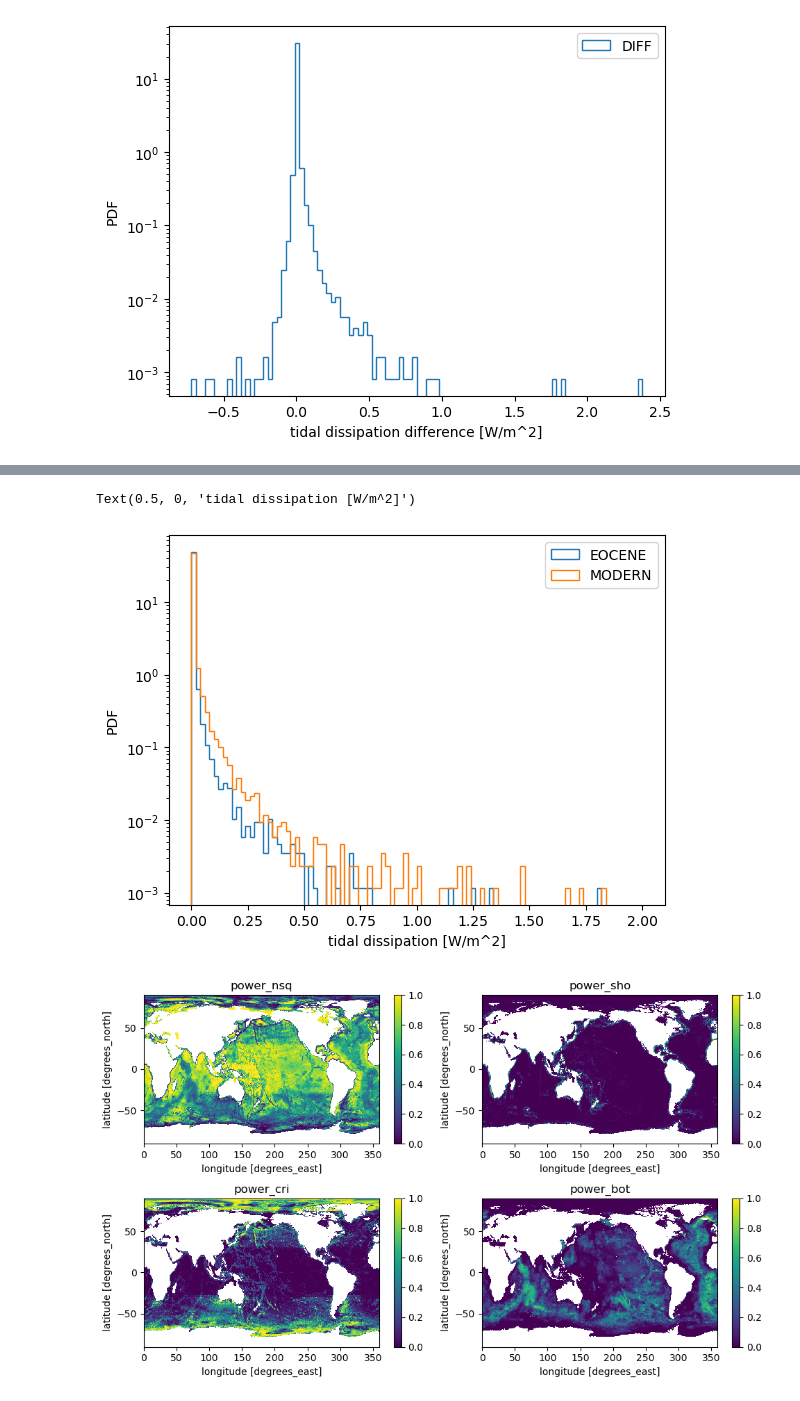
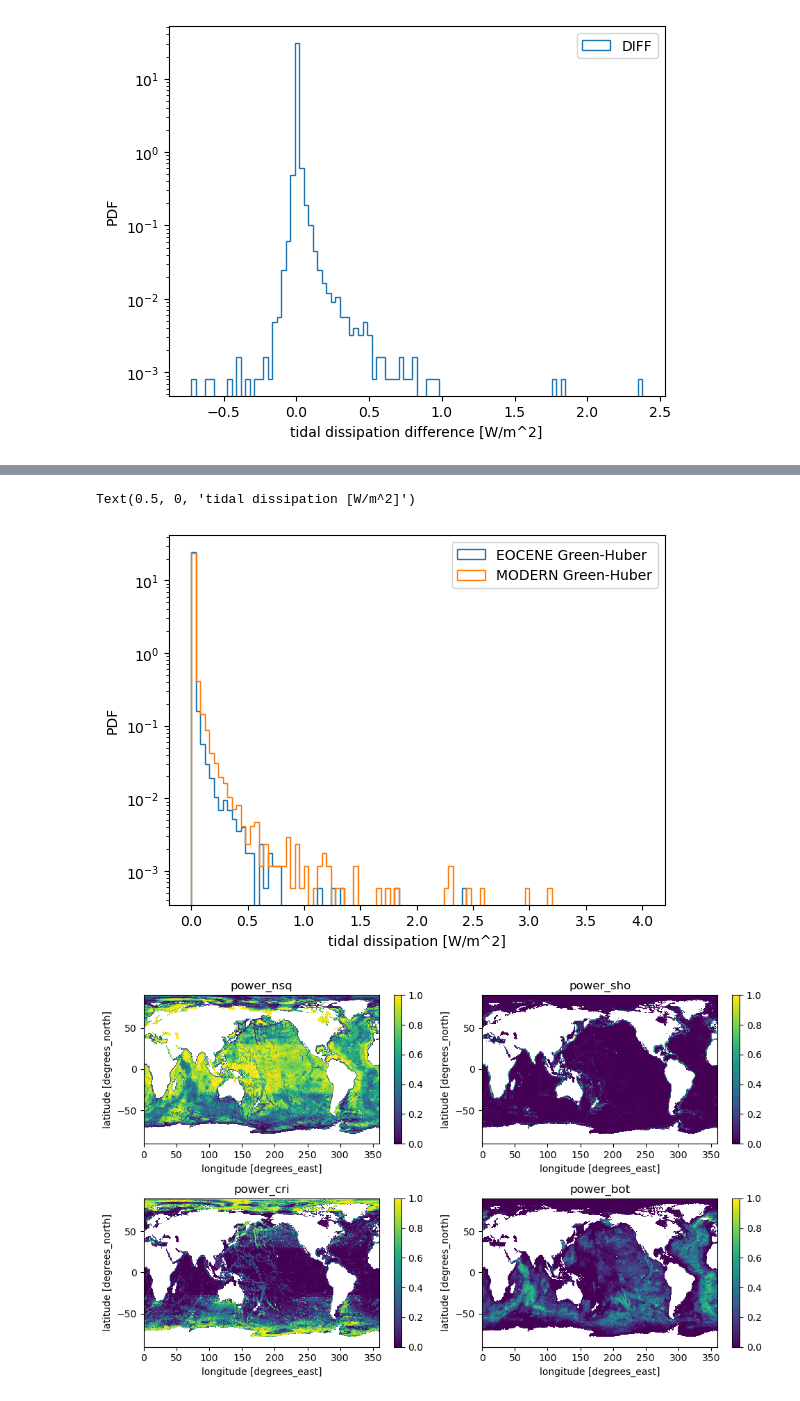
Before and after one commit to asozza/ecearth-quests, a Jupyter notebook: epochal/analysis/iwm-analysis.ipynb, the cells around one changed output, grey strips where cells are left out. Drawn from its saved outputs; the diff is of its cells as text; code cells hidden in the pictures.

```diff
--- a/epochal/analysis/iwm-analysis.ipynb
+++ b/epochal/analysis/iwm-analysis.ipynb
@@ -161,13 +84,13 @@ Text(0.5, 0, 'scale critical [m]')
 # %%
-plt.hist(iwm_eocene['eo_tidal_dissipation'].values.flatten(), density=True, bins=100, range=[0.0, 2.0], histtype="step", label='EOCENE')
-plt.hist(iwm_eocene['mod_tidal_dissipation'].values.flatten(), density=True, bins=100, range=[0.0, 2.0], histtype="step", label='MODERN')
+plt.hist(iwm_eocene['eo_tidal_dissipation'].values.flatten(), density=True, bins=100, range=[0.0, 4.0], histtype="step", label='EOCENE Green-Huber')
+plt.hist(iwm_eocene['mod_tidal_dissipation'].values.flatten(), density=True, bins=100, range=[0.0, 4.0], histtype="step", label='MODERN Green-Huber')
 plt.yscale('log')
 plt.legend(loc="upper right")
 plt.ylabel('PDF')
 plt.xlabel('tidal dissipation [W/m^2]')
 # %% [output]
 Text(0.5, 0, 'tidal dissipation [W/m^2]')
-[figure, old version]
+[figure, new version]
 # %%
 fig, axes = plt.subplots(2, 2, figsize=(10, 6))
 (iwm_modern['mask']*iwm_modern['power_nsq']/iwm_modern['tidal_dissipation']).plot(ax=axes[0][0], vmin=0.0, vmax=1.0)
```
Also changed, not shown: parts of 18 cells of this notebook.
